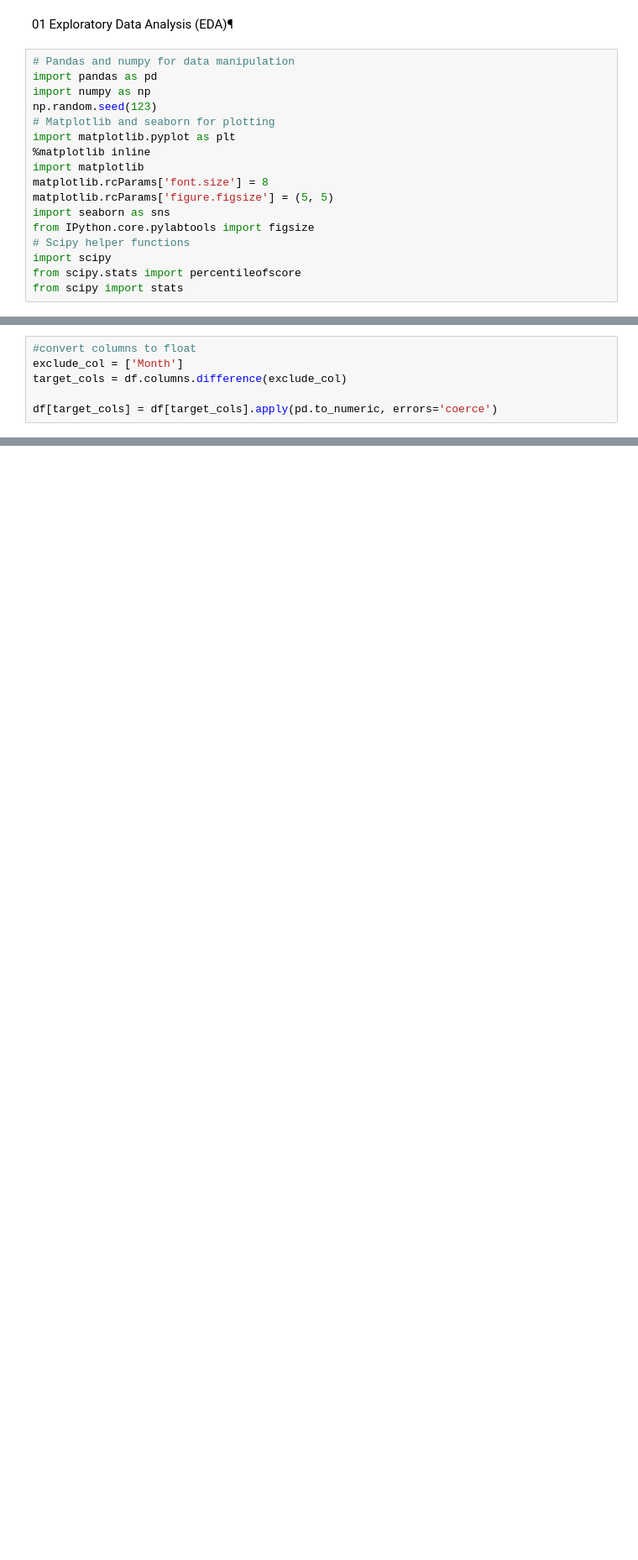
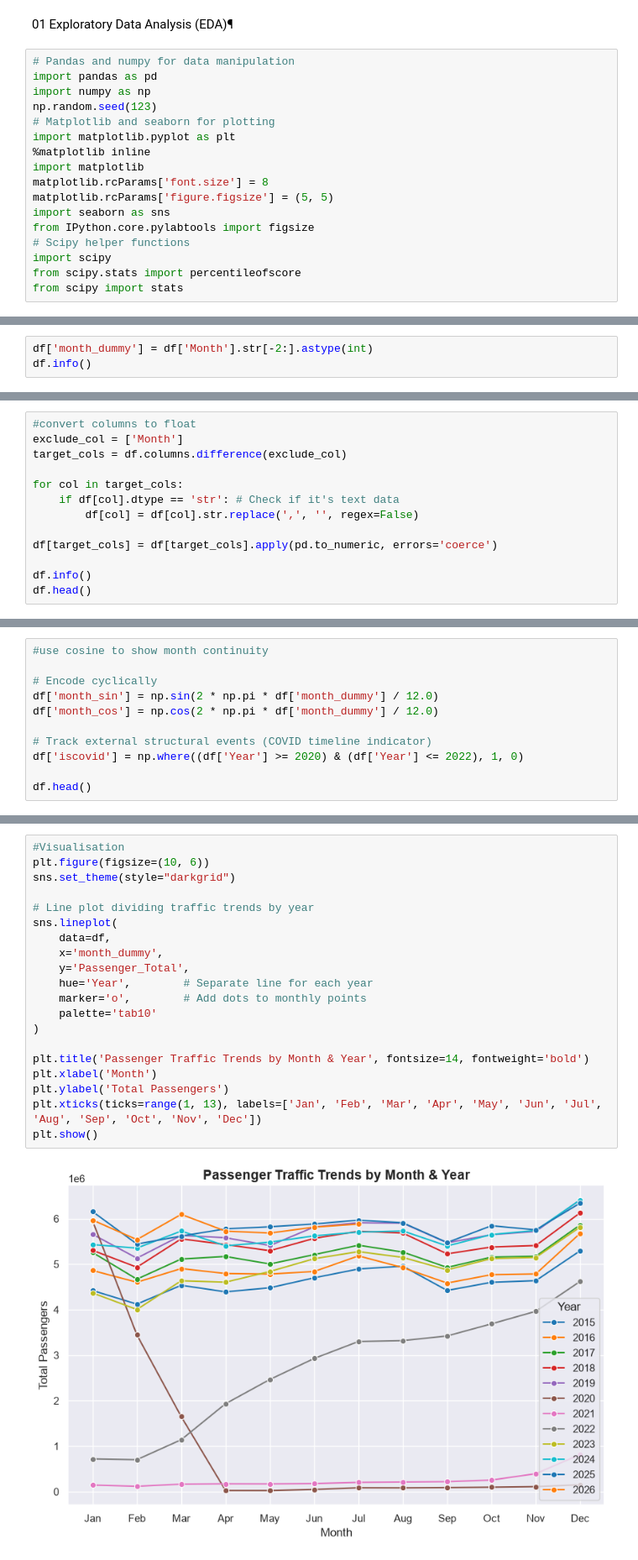
Before and after one commit to angh0059/KM6312group8, a Jupyter notebook: km6312project.ipynb, the cells around one changed output, grey strips where cells are left out. Shown at 84% size. Drawn from its saved outputs; the diff is of its cells as text; blank space fills up the shorter version.

Commit message:
updated columns and visualisation for EDA

```diff
--- a/km6312project.ipynb
+++ b/km6312project.ipynb
@@ -31,0 +85,3 @@ df.info()
+# %%
+df['month_dummy'] = df['Month'].str[-2:].astype(int)
+df.info()
@@ -34,4 +108,11 @@ df.info()
 exclude_col = ['Month']
 target_cols = df.columns.difference(exclude_col)
 
+for col in target_cols:
+    if df[col].dtype == 'str': # Check if it's text data
+        df[col] = df[col].str.replace(',', '', regex=False)
+
 df[target_cols] = df[target_cols].apply(pd.to_numeric, errors='coerce')
+
+df.info()
+df.head()
@@ -41,0 +143,11 @@ df.info()
+# %%
+#use cosine to show month continuity
+
+# Encode cyclically
+df['month_sin'] = np.sin(2 * np.pi * df['month_dummy'] / 12.0)
+df['month_cos'] = np.cos(2 * np.pi * df['month_dummy'] / 12.0)
+
+# Track external structural events (COVID timeline indicator)
+df['iscovid'] = np.where((df['Year'] >= 2020) & (df['Year'] <= 2022), 1, 0)
+
+df.head()
@@ -41,0 +161,22 @@ df.info()
+# %%
+#Visualisation
+plt.figure(figsize=(10, 6))
+sns.set_theme(style="darkgrid")
+
+# Line plot dividing traffic trends by year
+sns.lineplot(
+    data=df,
+    x='month_dummy',
+    y='Passenger_Total',
+    hue='Year',        # Separate line for each year
+    marker='o',        # Add dots to monthly points
+    palette='tab10'
+)
+
+plt.title('Passenger Traffic Trends by Month & Year', fontsize=14, fontweight='bold')
+plt.xlabel('Month')
+plt.ylabel('Total Passengers')
+plt.xticks(ticks=range(1, 13), labels=['Jan', 'Feb', 'Mar', 'Apr', 'May', 'Jun', 'Jul', 'Aug', 'Sep', 'Oct', 'Nov', 'Dec'])
+plt.show()
+# %% [output]
+[figure, added]
```
Also changed, not shown: parts of 9 cells of this notebook.
